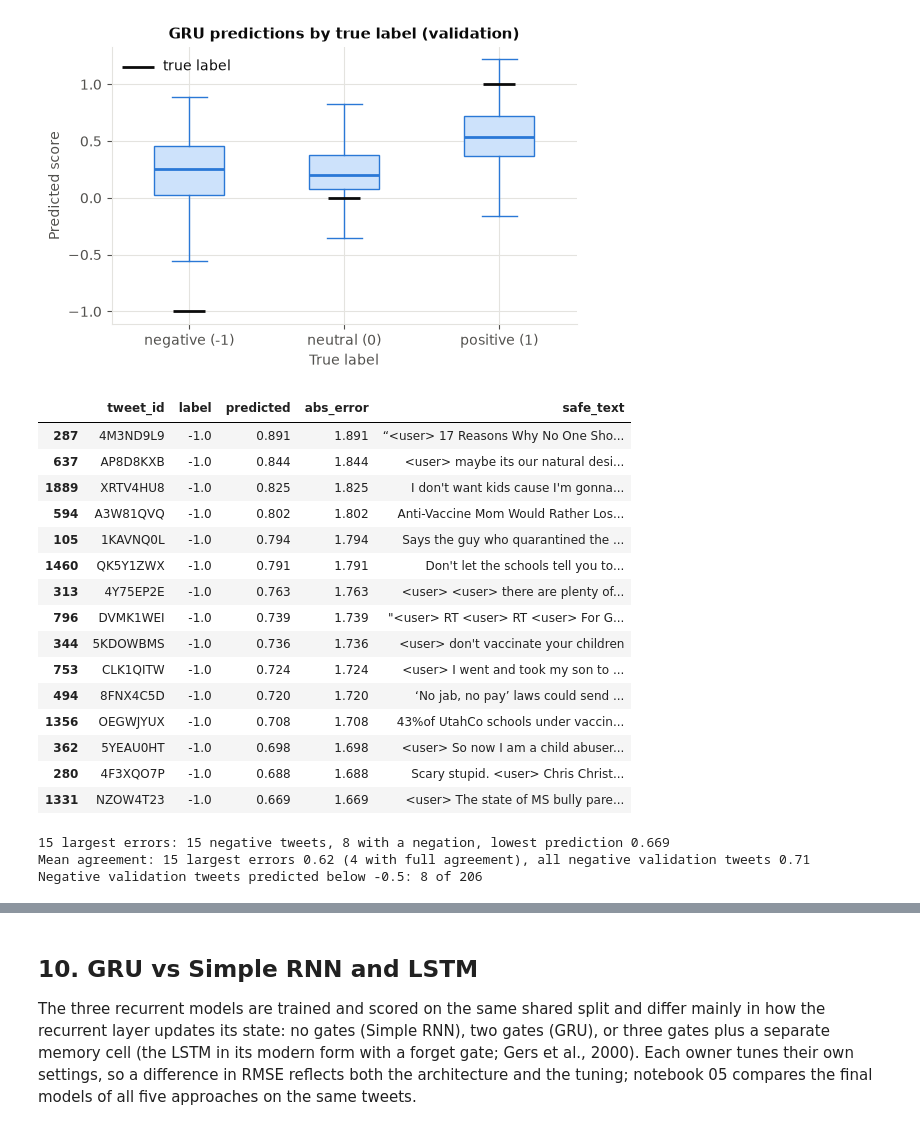
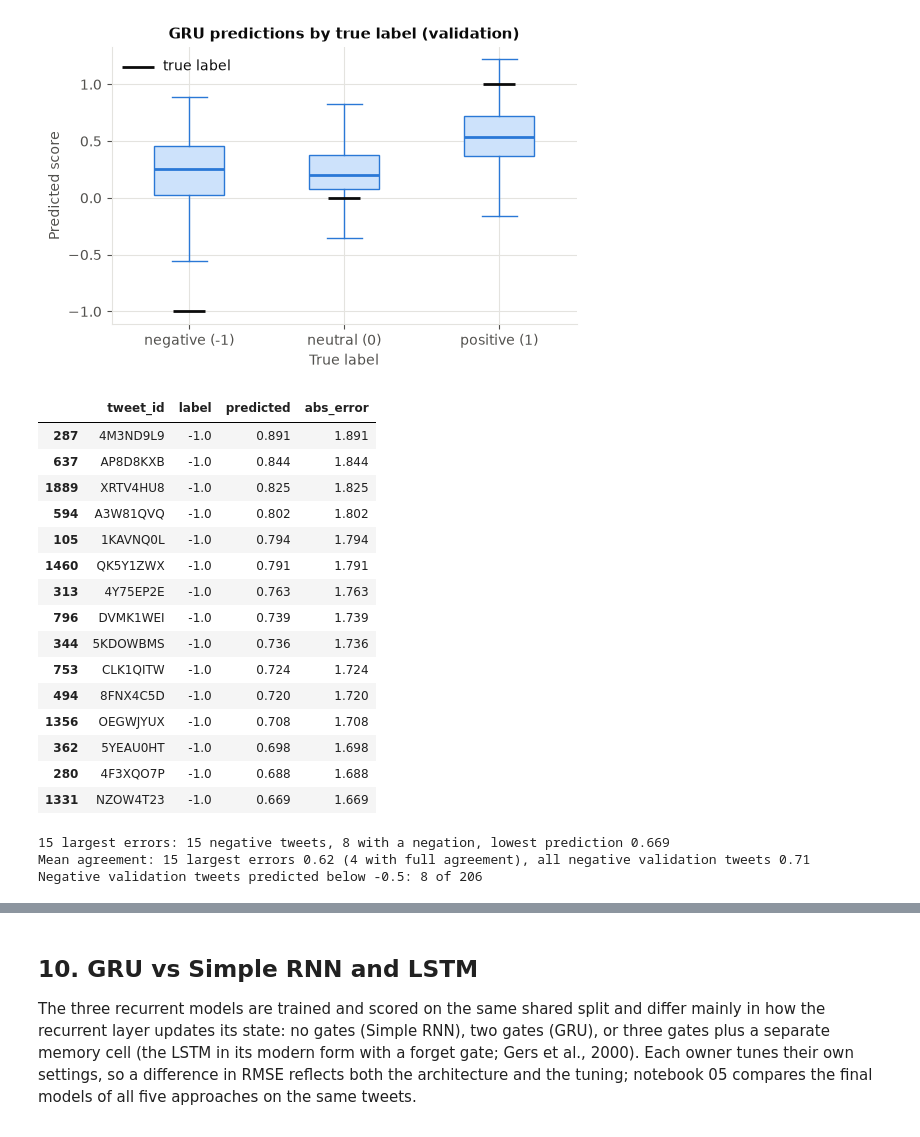
Before and after one commit to Adossi-design/vaccine-sentiment-sequential-models, a Jupyter notebook: notebooks/04_gru.ipynb, the cells around one changed output, grey strips where cells are left out. Cells and saved outputs as stored; diff of their text form; code cells hidden in the pictures.

```diff
--- a/notebooks/04_gru.ipynb
+++ b/notebooks/04_gru.ipynb
@@ -604,38 +606,37 @@ plt.show()
 Validation MAE 0.4436 (RMSE 0.5769); 8.8% of validation tweets are off by more than one class step
 [figure]
 # %%
-NEGATION = r"\b(?:not|no|never|nor|cannot)\b|n't"  # the negation pattern notebook 03 uses
-with pd.option_context("display.max_colwidth", 160):
-    display(errors.nlargest(15, "abs_error")[["tweet_id", "label", "predicted", "abs_error", "safe_text"]].round(3))
+NEGATION = r"\b(?:not|no|never|nor|cannot)\b|n['’]t"  # notebook 03's word list; n['’]t also catches curly apostrophes
+display(errors.nlargest(15, "abs_error")[["tweet_id", "label", "predicted", "abs_error"]].round(3))  # IDs only, no tweet text
 
 # Agreement is used only to describe errors, never as a model input.
 top15 = errors.nlargest(15, "abs_error").assign(
     negation=lambda d: d["safe_text"].str.lower().str.contains(NEGATION, regex=True),
     agreement=lambda d: d["tweet_id"].map(val_df.set_index("tweet_id")["agreement"]),
 )
 negatives = val_df["label"] == -1
 print(f"15 largest errors: {(top15['label'] == -1).sum()} negative tweets, {top15['negation'].sum()} with a negation, "
       f"lowest prediction {top15['predicted'].min():.3f}")
 print(f"Mean agreement: 15 largest errors {top15['agreement'].mean():.2f} ({(top15['agreement'] == 1).sum()} with full agreement), "
       f"all negative validation tweets {val_df.loc[negatives, 'agreement'].mean():.2f}")
 print(f"Negative validation tweets predicted below -0.5: {(errors.loc[negatives.to_numpy(), 'predicted'] < -0.5).sum()} of {negatives.sum()}")
 # %% [output]
-|  | tweet_id | label | predicted | abs_error | safe_text |
-| 287 | 4M3ND9L9 | -1.0 | 0.891 | 1.891 | “<user> 17 Reasons Why No One Sho... |
-| 637 | AP8D8KXB | -1.0 | 0.844 | 1.844 | <user> maybe its our natural desi... |
-| 1889 | XRTV4HU8 | -1.0 | 0.825 | 1.825 | I don't want kids cause I'm gonna... |
-| 594 | A3W81QVQ | -1.0 | 0.802 | 1.802 | Anti-Vaccine Mom Would Rather Los... |
-| 105 | 1KAVNQ0L | -1.0 | 0.794 | 1.794 | Says the guy who quarantined the ... |
-| 1460 | QK5Y1ZWX | -1.0 | 0.791 | 1.791 | Don't let the schools tell you to... |
-| 313 | 4Y75EP2E | -1.0 | 0.763 | 1.763 | <user> <user> there are plenty of... |
-| 796 | DVMK1WEI | -1.0 | 0.739 | 1.739 | "<user> RT <user> RT <user> For G... |
-| 344 | 5KDOWBMS | -1.0 | 0.736 | 1.736 | <user> don't vaccinate your children |
-| 753 | CLK1QITW | -1.0 | 0.724 | 1.724 | <user> I went and took my son to ... |
-| 494 | 8FNX4C5D | -1.0 | 0.720 | 1.720 | ‘No jab, no pay’ laws could send ... |
-| 1356 | OEGWJYUX | -1.0 | 0.708 | 1.708 | 43%of UtahCo schools under vaccin... |
-| 362 | 5YEAU0HT | -1.0 | 0.698 | 1.698 | <user> So now I am a child abuser... |
-| 280 | 4F3XQO7P | -1.0 | 0.688 | 1.688 | Scary stupid. <user> Chris Christ... |
-| 1331 | NZOW4T23 | -1.0 | 0.669 | 1.669 | <user> The state of MS bully pare... |
+|  | tweet_id | label | predicted | abs_error |
+| 287 | 4M3ND9L9 | -1.0 | 0.891 | 1.891 |
+| 637 | AP8D8KXB | -1.0 | 0.844 | 1.844 |
+| 1889 | XRTV4HU8 | -1.0 | 0.825 | 1.825 |
+| 594 | A3W81QVQ | -1.0 | 0.802 | 1.802 |
+| 105 | 1KAVNQ0L | -1.0 | 0.794 | 1.794 |
+| 1460 | QK5Y1ZWX | -1.0 | 0.791 | 1.791 |
+| 313 | 4Y75EP2E | -1.0 | 0.763 | 1.763 |
+| 796 | DVMK1WEI | -1.0 | 0.739 | 1.739 |
+| 344 | 5KDOWBMS | -1.0 | 0.736 | 1.736 |
+| 753 | CLK1QITW | -1.0 | 0.724 | 1.724 |
+| 494 | 8FNX4C5D | -1.0 | 0.720 | 1.720 |
+| 1356 | OEGWJYUX | -1.0 | 0.708 | 1.708 |
+| 362 | 5YEAU0HT | -1.0 | 0.698 | 1.698 |
+| 280 | 4F3XQO7P | -1.0 | 0.688 | 1.688 |
+| 1331 | NZOW4T23 | -1.0 | 0.669 | 1.669 |
 15 largest errors: 15 negative tweets, 8 with a negation, lowest prediction 0.669
 Mean agreement: 15 largest errors 0.62 (4 with full agreement), all negative validation tweets 0.71
 Negative validation tweets predicted below -0.5: 8 of 206
```
Also changed, not shown: parts of 14 cells of this notebook, 2 other files.
